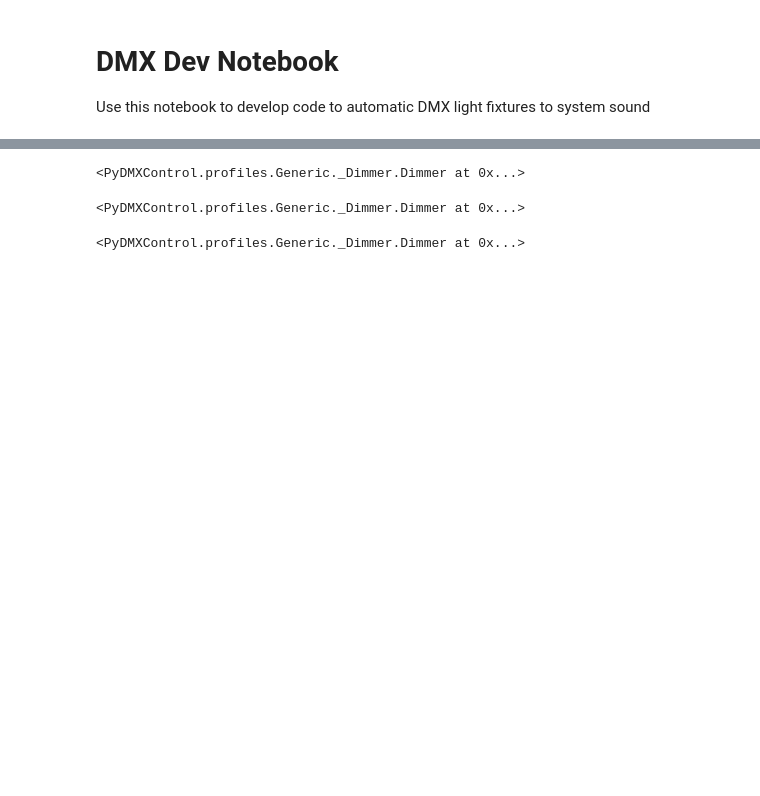
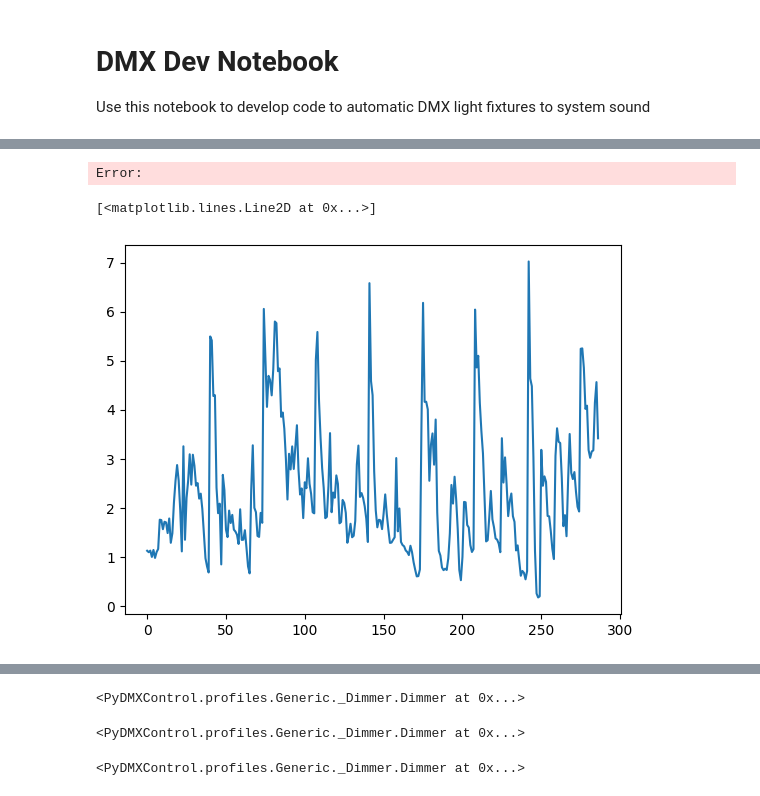
Before and after one commit to LandryBulls/PlaylistPulser, a Jupyter notebook: dmx_dev.ipynb, the cells around one changed output, grey strips where cells are left out. Cells and saved outputs as stored; diff of their text form; code cells hidden in the pictures; blank space fills up the shorter version.

```diff
--- a/dmx_dev.ipynb
+++ b/dmx_dev.ipynb
@@ -26,0 +50,74 @@ lights['strobe_speed'] = dmx.add_fixture(Dimmer)
+# %%
+samplerate = 16000
+# set the blocksize to 40Hz
+blocksize = int(round(samplerate/40))
+
+bass_range = [0, 8]
+mid_range = [10, 30]
+high_hat_range = [120, 200]
+
+testvals = []
+fft_spectrogram = []
+max = 35
+max_threshold = 20
+min_threshold = 5
+inter_brightness = 50
+basspowers = []
+highhats = []
+power_spectra = []
+
+high_thresh = 1
+
+mids = []
+
+total_powers = []
+
+def light_sound(indata, outdata, frames, time, status=None):
+    global power_spectrum
+    power_spectrum = np.abs(np.fft.rfft(np.sum(indata[:, :2], axis=1), n=blocksize))
+    total_power = np.sum(power_spectrum)
+    total_powers.append(total_power)
+    power_spectra.append(power_spectrum.tolist())
+    # get the average power in the bass range
+    bass_power = np.mean(power_spectrum[bass_range[0]:bass_range[1]])
+    basspowers.append(bass_power)
+    if bass_power > max:
+        lights['1'].dim(255)
+        lights['strobe_intensity'].dim(255)
+        lights['strobe_speed'].dim(255)
+    elif bass_power < min_threshold:
+        lights['1'].dim(0)
+    else:
+        lights['1'].dim(int(inter_brightness*(bass_power-min_threshold)/(max_threshold-min_threshold)))
+
+    # get the average power in the high hat range
+    high_hat_power = np.mean(power_spectrum[high_hat_range[0]:high_hat_range[1]])
+    highhats.append(high_hat_power)
+
+    if high_hat_power > high_thresh:
+        lights['strobe_intensity'].dim(255)
+        lights['strobe_speed'].dim(255)
+    elif high_hat_power < high_thresh:
+        lights['strobe_intensity'].dim(0)
+        lights['strobe_speed'].dim(0)
+
+    # get the average power in the mid range
+    mid_power = np.mean(power_spectrum[mid_range[0]:mid_range[1]])
+    mids.append(mid_power)
+    if mid_power > max:
+        lights['2'].dim(255)
+    elif mid_power < min_threshold:
+        lights['2'].dim(0)
+    else:
+        lights['2'].dim(int(inter_brightness*(mid_power-min_threshold)/(max_threshold-min_threshold)))
+
+
+
+with sd.InputStream(callback=light_sound, device=2, channels=16, samplerate=16000, blocksize=blocksize):
+    # print the blocksize
+
+    #sd.sleep(360000)
+    while True:
+        continue
+# %% [output]
+Error:
@@ -26,0 +126,5 @@ lights['strobe_speed'] = dmx.add_fixture(Dimmer)
+# %%
+plt.plot(mids)
+# %% [output]
+[<matplotlib.lines.Line2D at 0x...>]
+[figure, added]
```
Also changed, not shown: parts of 21 cells of this notebook.
